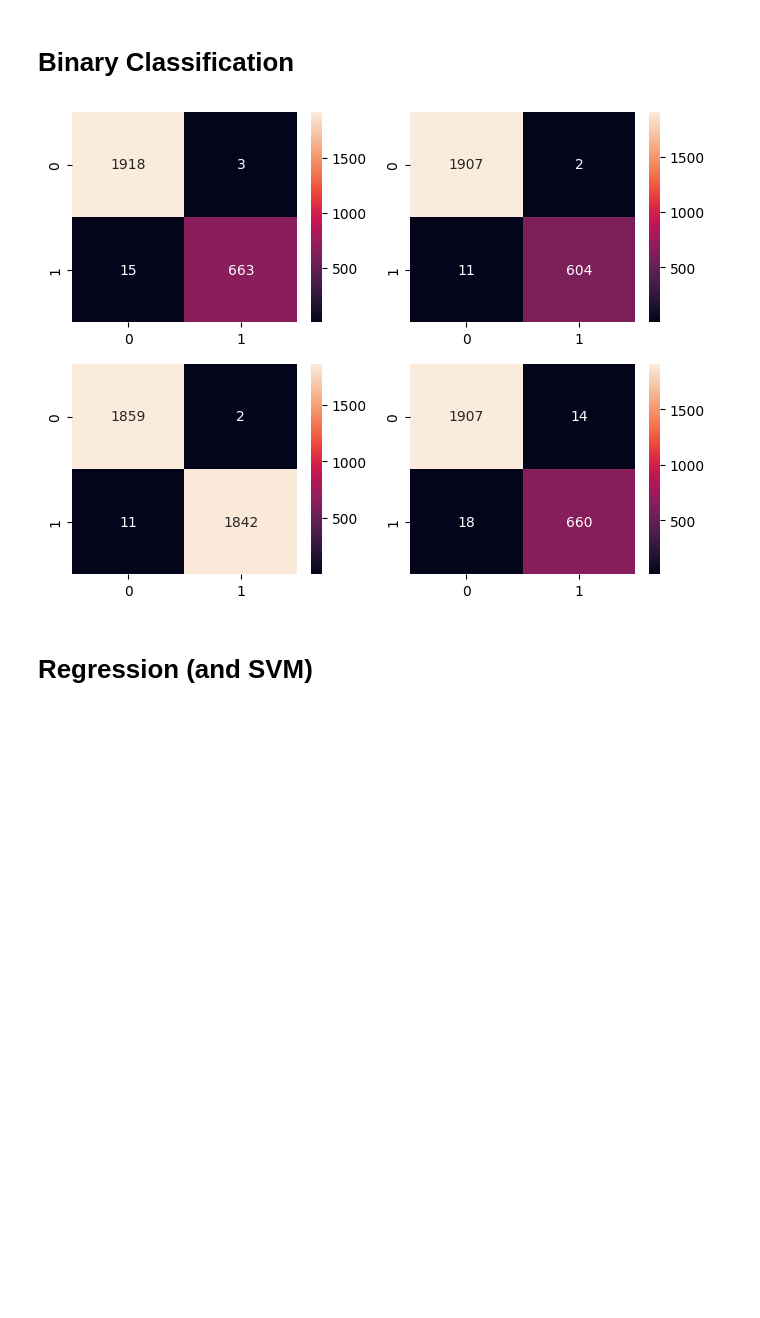
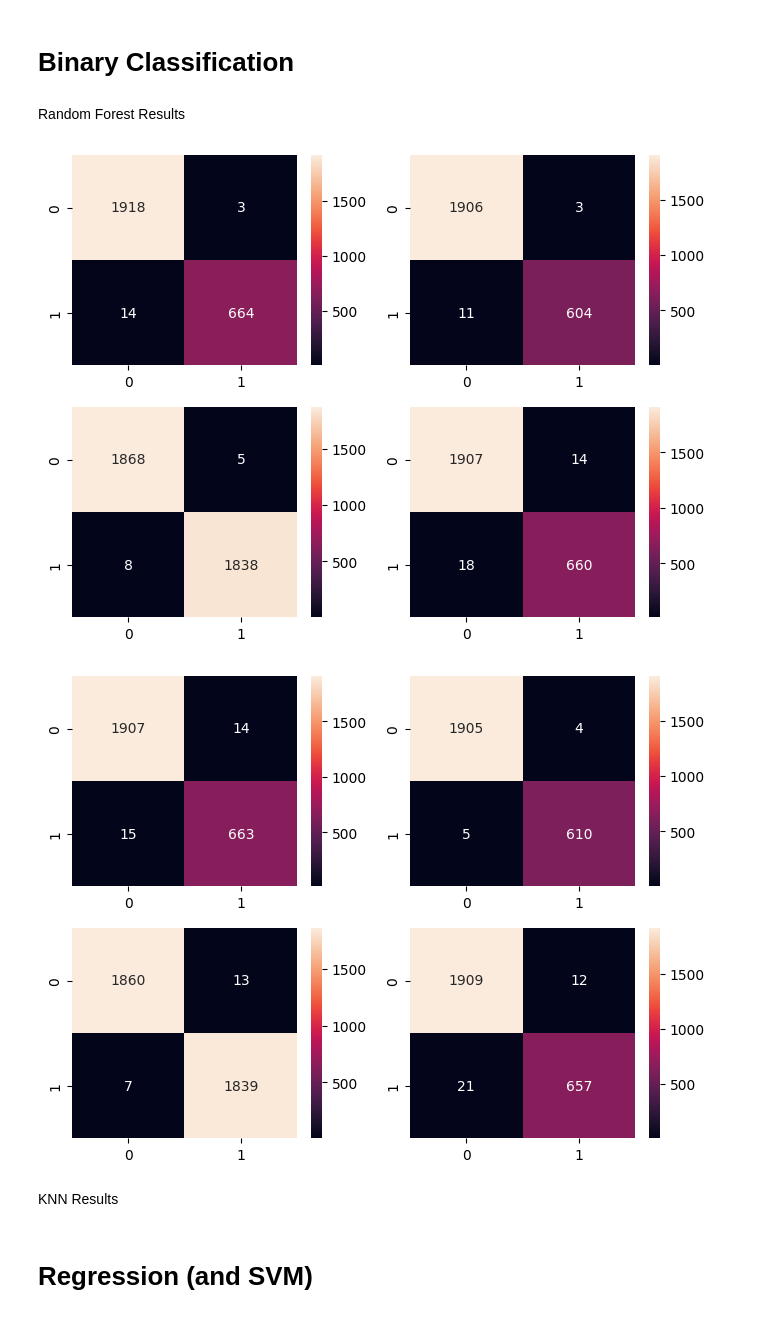
Before and after one commit to tommaso-massaglia/MML, a Jupyter notebook: model_training.ipynb, the cells around one changed output. Saved outputs shown, nothing was run; the diff lists cells and outputs as text; code cells hidden in the pictures; blank space fills up the shorter version.

```diff
--- a/model_training.ipynb
+++ b/model_training.ipynb
@@ -68,27 +67,35 @@ def fit_and_test(args):
+# %%
+target_col = ['type']
+excluded_col = ['alcohol', 'quality']
+
+dbs = {
+    'pipeline_1':pipeline_class_1(winedb(), target_col),
+    'pipeline_2': pipeline_class_2(winedb(), target_col),
+    'pipeline_3': pipeline_class_3(winedb(), target_col),
+    'pipeline_4': pipeline_class_4(winedb(), target_col)
+       }
+# %% [markdown]
+Random Forest Results
 # %%
-target_col = ['type']
-excluded_col = ['alcohol', 'quality']
+model_list = [RandomForestClassifier(), KNeighborsClassifier()]
 
-dbs = {
-    'pipeline_1':pipeline1(winedb(), target_col),
-    'pipeline_2': pipeline2(winedb(), target_col),
-    'pipeline_3': pipeline3(winedb(), target_col),
-    'pipeline_4': pipeline4(winedb(), target_col)
-       }
+for model in model_list:
+    xind,yind = 0, 0
+    f, ax = plt.subplots(2,2, figsize=(8, 6))
+    for key in dbs:
+        fig = sns.heatmap(fit_and_test(get_split_data(dbs[key], excluded_col, target_col), model), ax = ax[yind, xind],  annot=True,fmt="d")
+        if xind < 1:
+            xind+=1
+        else:
+            xind=0
+            yind+=1
 
-f, ax = plt.subplots(2,2, figsize=(8, 6))
-
-xind,yind = 0, 0
-
-for key in dbs:
-    sns.heatmap(fit_and_test(get_split_data(dbs[key], excluded_col, target_col)), ax = ax[yind, xind],  annot=True,fmt="d")
-    if xind < 1:
-        xind+=1
-    else:
-        xind=0
-        yind+=1
+    f.savefig(f'plots/{model}_confusionmatrix')
 # %% [output]
 [figure]
+[figure, added]
+# %% [markdown]
+KNN Results
 # %% [markdown]
 # Regression (and SVM)
 # %%
```
Also changed, not shown: parts of 12 cells of this notebook, 9 other files.
